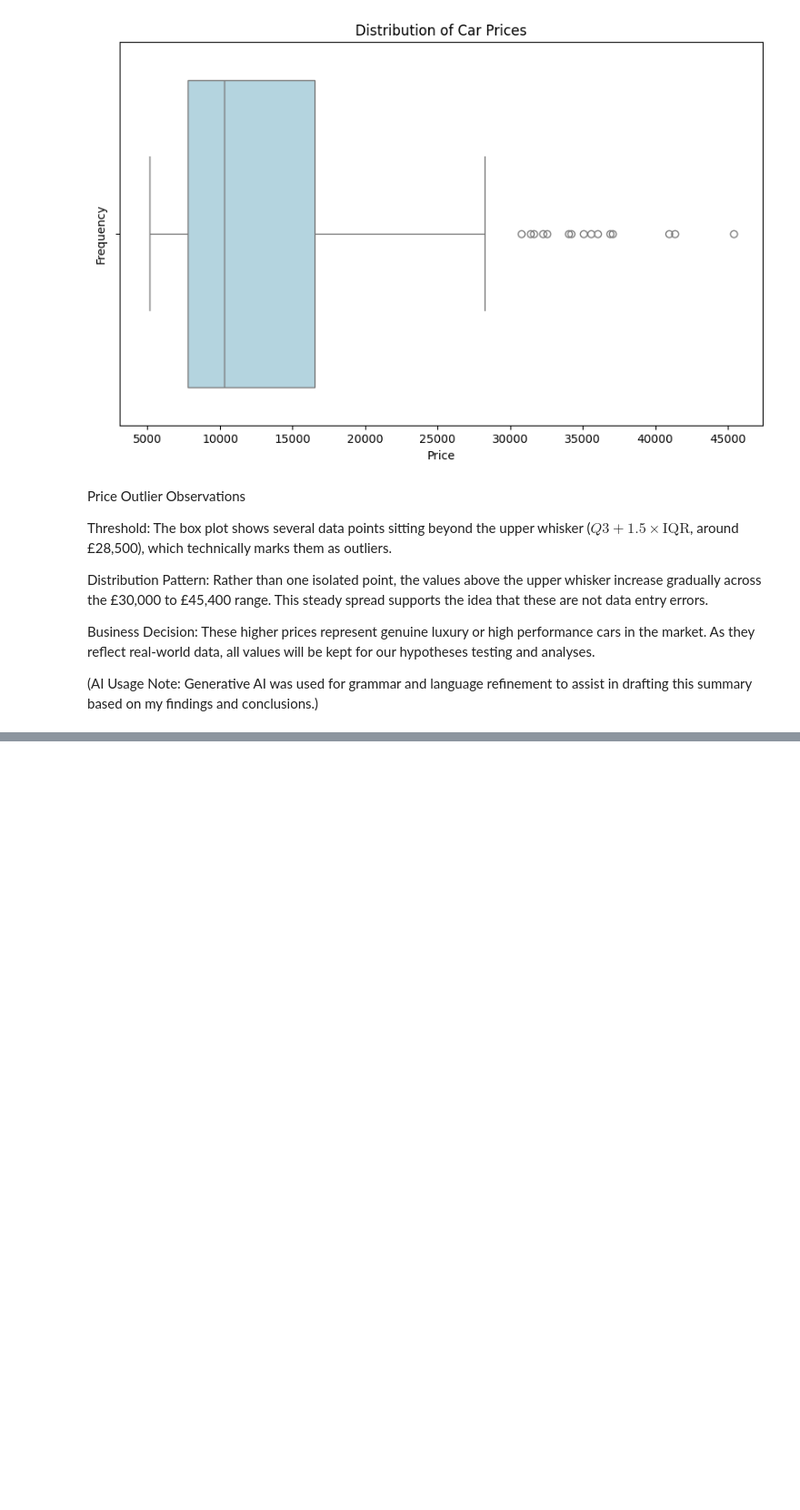
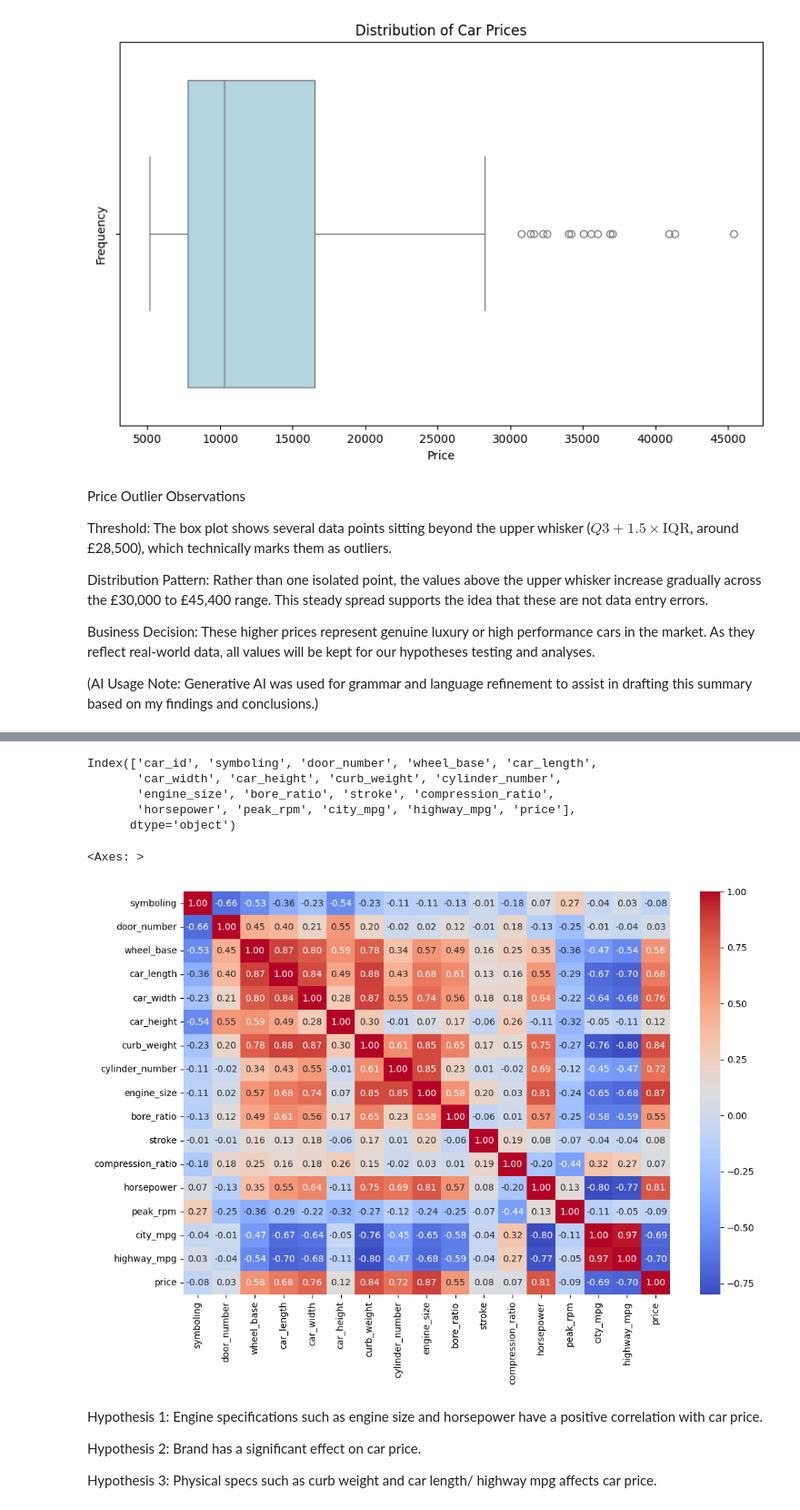
Before and after one commit to EHemraj/Car-Price-Analysis, a Jupyter notebook: jupyter_notebooks/02_EDA.ipynb, the cells around one changed output, grey strips where cells are left out. Shown at 91% size. Cells and saved outputs as stored; diff of their text form; code cells hidden in the pictures; blank space fills up the shorter version.

Commit message:
Create correlation heatmap of numerical values

```diff
--- a/jupyter_notebooks/02_EDA.ipynb
+++ b/jupyter_notebooks/02_EDA.ipynb
@@ -105,0 +112,28 @@ Business Decision: These higher prices represent genuine luxury or high performa
+# %%
+# we will check how many numerical columns are in our dataset
+# code from Gemini
+df.select_dtypes(include='number').columns
+# %% [output]
+Index(['car_id', 'symboling', 'door_number', 'wheel_base', 'car_length',
+       'car_width', 'car_height', 'curb_weight', 'cylinder_number',
+       'engine_size', 'bore_ratio', 'stroke', 'compression_ratio',
+       'horsepower', 'peak_rpm', 'city_mpg', 'highway_mpg', 'price'],
+      dtype='object')
+# %%
+# we will calculate the correlation matrix to see how the numerical features are correlated with each other and save it in a variable.
+# we will drop the 'car_id' column.
+# codeed with help from Gemini
+corr_matrix = df.select_dtypes(include='number').drop(columns=['car_id']).corr()
+# %%
+# we will plot a heatmap of the correlations.
+plt.figure(figsize=(12, 8))
+sns.heatmap(corr_matrix, annot=True, cmap='coolwarm', fmt=".2f")
+# %% [output]
+<Axes: >
+[figure, added]
+# %% [markdown]
+Hypothesis 1: Engine specifications such as engine size and horsepower have a positive correlation with car price.
+
+Hypothesis 2: Brand has a significant effect on car price.
+
+Hypothesis 3: Physical specs such as curb weight and car length/ highway mpg affects car price.
```
Also changed, not shown: parts of 2 cells of this notebook.
